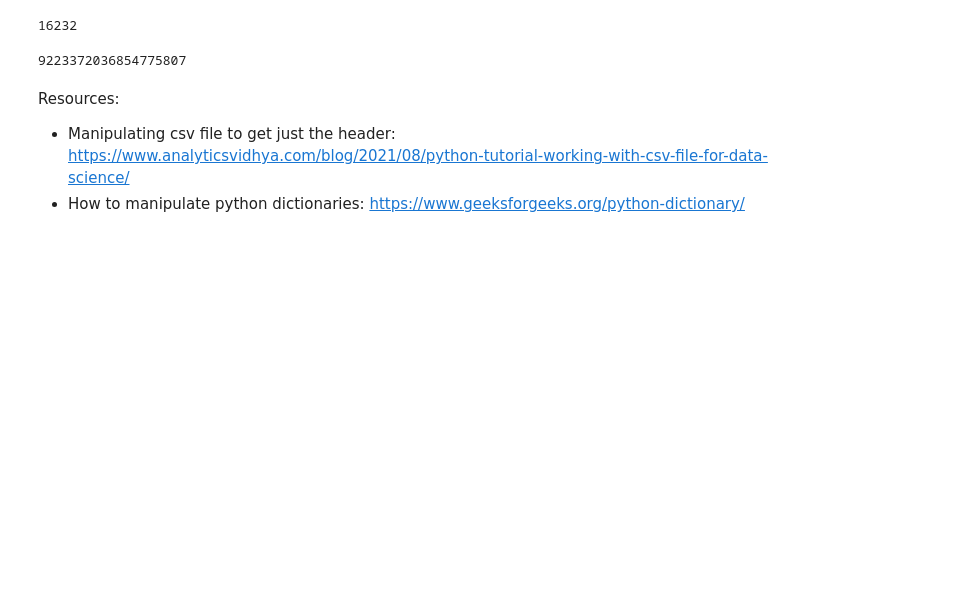
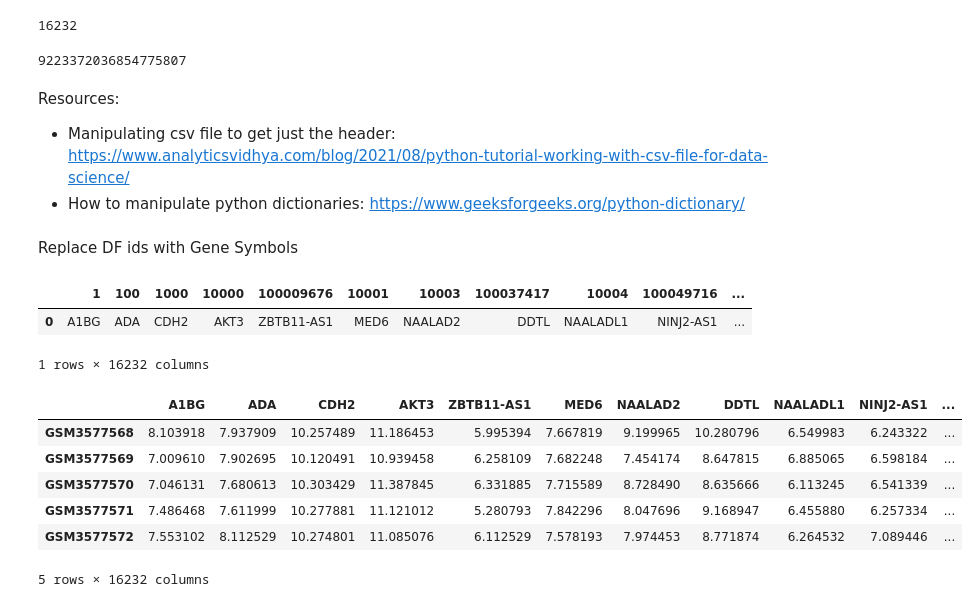
Before and after one commit to tessaSlice/Gene-Regression-Analysis, a Jupyter notebook: Data Interpretation.ipynb, the cells around one changed output. Drawn from its saved outputs; the diff is of its cells as text; code cells hidden in the pictures; blank space fills up the shorter version.

```diff
--- a/Data Interpretation.ipynb
+++ b/Data Interpretation.ipynb
@@ -201,3 +210,26 @@ print(six.MAXSIZE)
 Resources:
 - Manipulating csv file to get just the header: https://www.analyticsvidhya.com/blog/2021/08/python-tutorial-working-with-csv-file-for-data-science/
 - How to manipulate python dictionaries: https://www.geeksforgeeks.org/python-dictionary/
+# %% [markdown]
+Replace DF ids with Gene Symbols
+# %%
+# import conversion library
+translate = pd.read_csv("key.csv")
+translate.head()
+# %% [output]
+|  | 1 | 100 | 1000 | 10000 | 100009676 | 10001 | 10003 | 100037417 | 10004 | 100049716 | ... |
+| 0 | A1BG | ADA | CDH2 | AKT3 | ZBTB11-AS1 | MED6 | NAALAD2 | DDTL | NAALADL1 | NINJ2-AS1 | ... |
+1 rows × 16232 columns
+# %%
+colNames = list(translate.iloc[0, :])
+
+DataTot = df.set_axis(colNames, axis=1, inplace=False)
+DataTot.head()
+# %% [output]
+|  | A1BG | ADA | CDH2 | AKT3 | ZBTB11-AS1 | MED6 | NAALAD2 | DDTL | NAALADL1 | NINJ2-AS1 | ... |
+| GSM3577568 | 8.103918 | 7.937909 | 10.257489 | 11.186453 | 5.995394 | 7.667819 | 9.199965 | 10.280796 | 6.549983 | 6.243322 | ... |
+| GSM3577569 | 7.009610 | 7.902695 | 10.120491 | 10.939458 | 6.258109 | 7.682248 | 7.454174 | 8.647815 | 6.885065 | 6.598184 | ... |
+| GSM3577570 | 7.046131 | 7.680613 | 10.303429 | 11.387845 | 6.331885 | 7.715589 | 8.728490 | 8.635666 | 6.113245 | 6.541339 | ... |
+| GSM3577571 | 7.486468 | 7.611999 | 10.277881 | 11.121012 | 5.280793 | 7.842296 | 8.047696 | 9.168947 | 6.455880 | 6.257334 | ... |
+| GSM3577572 | 7.553102 | 8.112529 | 10.274801 | 11.085076 | 6.112529 | 7.578193 | 7.974453 | 8.771874 | 6.264532 | 7.089446 | ... |
+5 rows × 16232 columns
```
Also changed, not shown: parts of 22 cells of this notebook.
